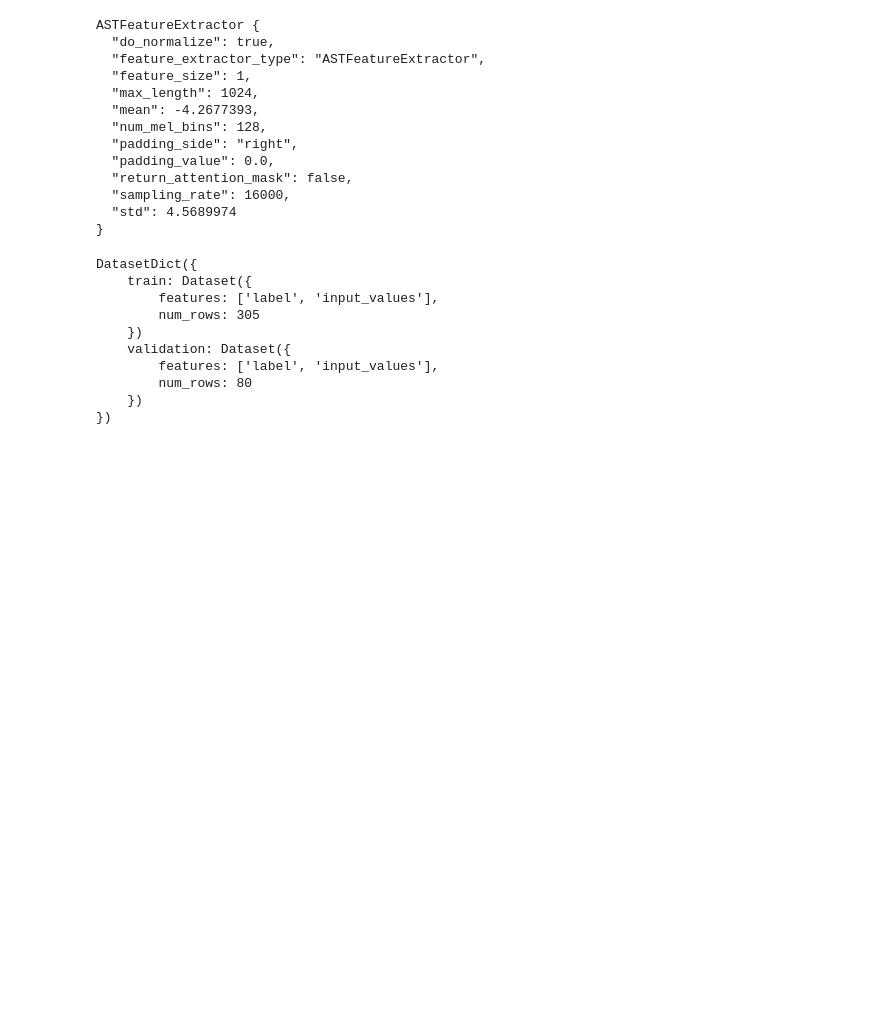
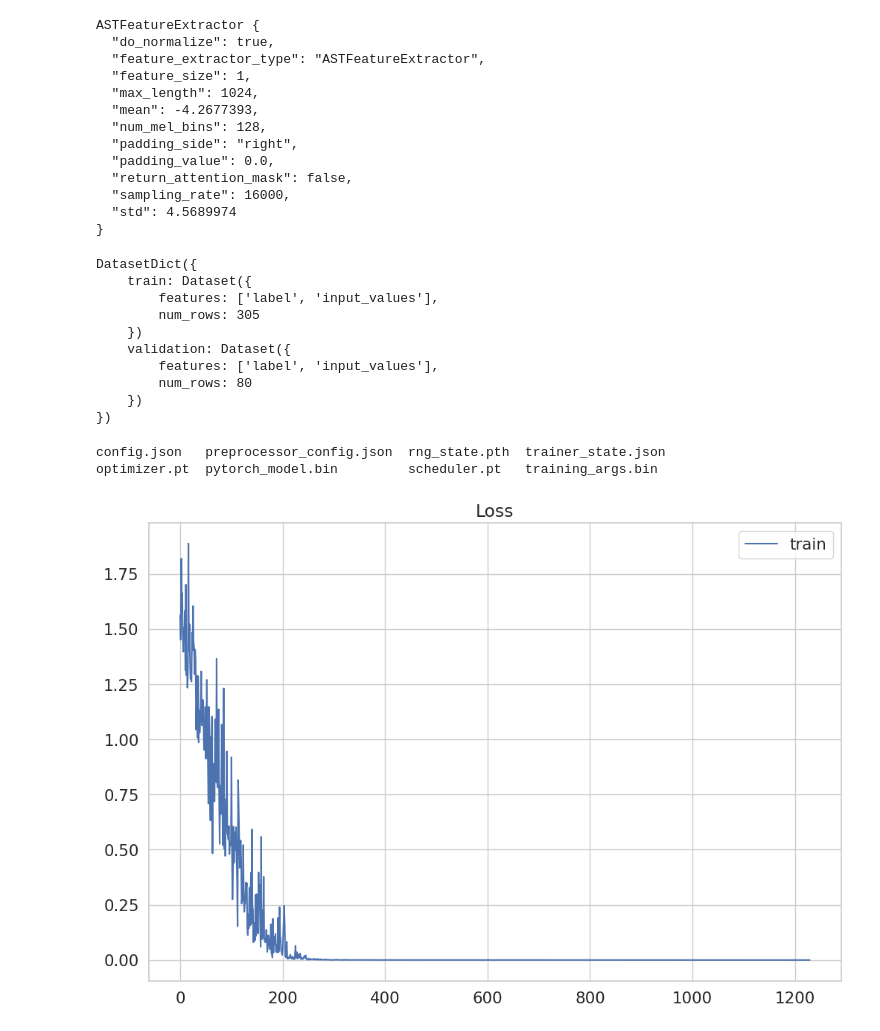
Before and after one commit to valiantDI/NeuralNetworkTechnologiesLabs, a Jupyter notebook: nn-technologies-lab2/PretrainedModel.ipynb, the cells around one changed output. Cells and saved outputs as stored; diff of their text form; code cells hidden in the pictures; blank space fills up the shorter version.

```diff
--- a/nn-technologies-lab2/PretrainedModel.ipynb
+++ b/nn-technologies-lab2/PretrainedModel.ipynb
@@ -13,17 +14,3 @@ import torch
 import torchaudio
 from datasets import Dataset, DatasetDict, load_dataset, load_metric
 from transformers import AutoFeatureExtractor, AutoModelForAudioClassification, TrainingArguments, Trainer
-# %%
-import json
-import seaborn as sns
-
-with open('../nn-technologies-lab1/cnn_numpy_implementation/train_errors') as f:
-    m = json.load(f)
-
-
-sns.set(style="whitegrid", font_scale=1.4)
-plt.figure(figsize=(12, 8))
-plt.plot(m['epochs'], m['errors'])
-plt.title('Train loss')
-plt.legend()
-plt.show()
@@ -177,3 +160,25 @@ trainer = Trainer(model,
                   compute_metrics=compute_metrics)
 # %%
 trainer.train()
+# %%
+ls ast-finetuned-audioset-10-10-0.4593-finetuned/checkpoint-1230/trainer_state.json
+# %% [output]
+config.json   preprocessor_config.json  rng_state.pth  trainer_state.json
+optimizer.pt  pytorch_model.bin         scheduler.pt   training_args.bin
+# %%
+with open('ast-finetuned-audioset-10-10-0.4593-finetuned/checkpoint-1230/trainer_state.json') as f:
+    trainer_state = json.load(f)
+# %%
+with open('ast-finetuned-audioset-10-10-0.4593-finetuned/checkpoint-1230/trainer_state.json') as f:
+    trainer_state = json.load(f)
+
+losses = [v['loss'] for v in trainer_state['log_history'] if 'loss' in v]
+# %%
+sns.set(style="whitegrid", font_scale=1.4)
+plt.figure(figsize=(12, 8))
+plt.plot(losses, label="train")
+plt.title('Loss')
+plt.legend()
+plt.show()
+# %% [output]
+[figure, added]
```
Also changed, not shown: parts of 4 cells of this notebook, 8 other files.
